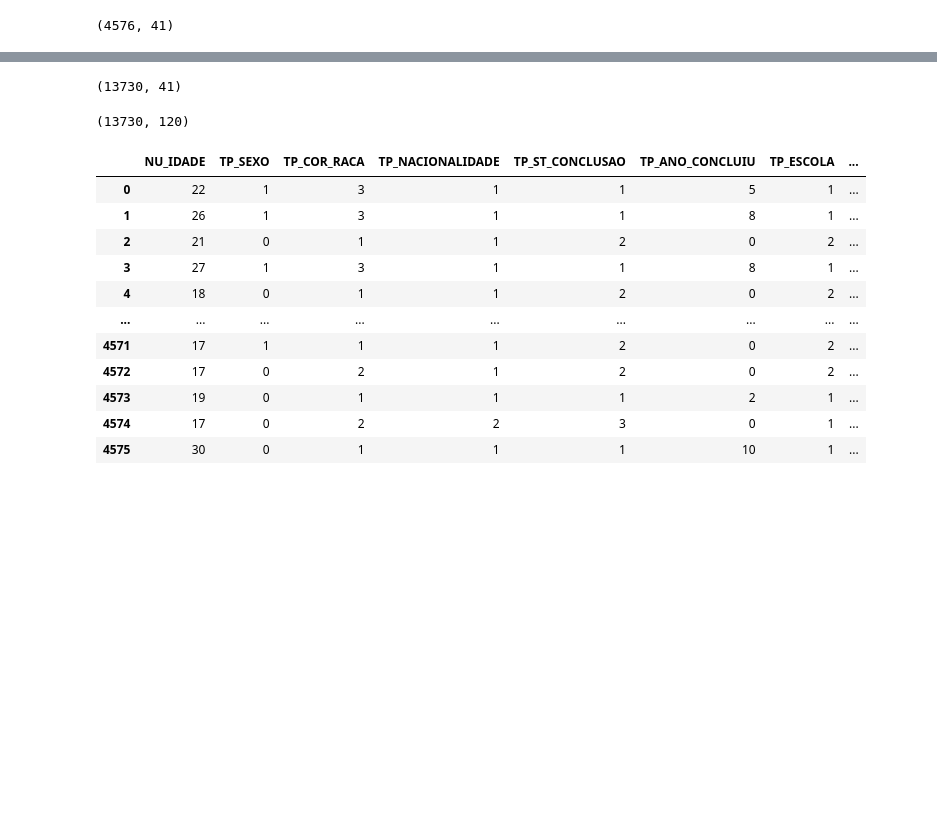
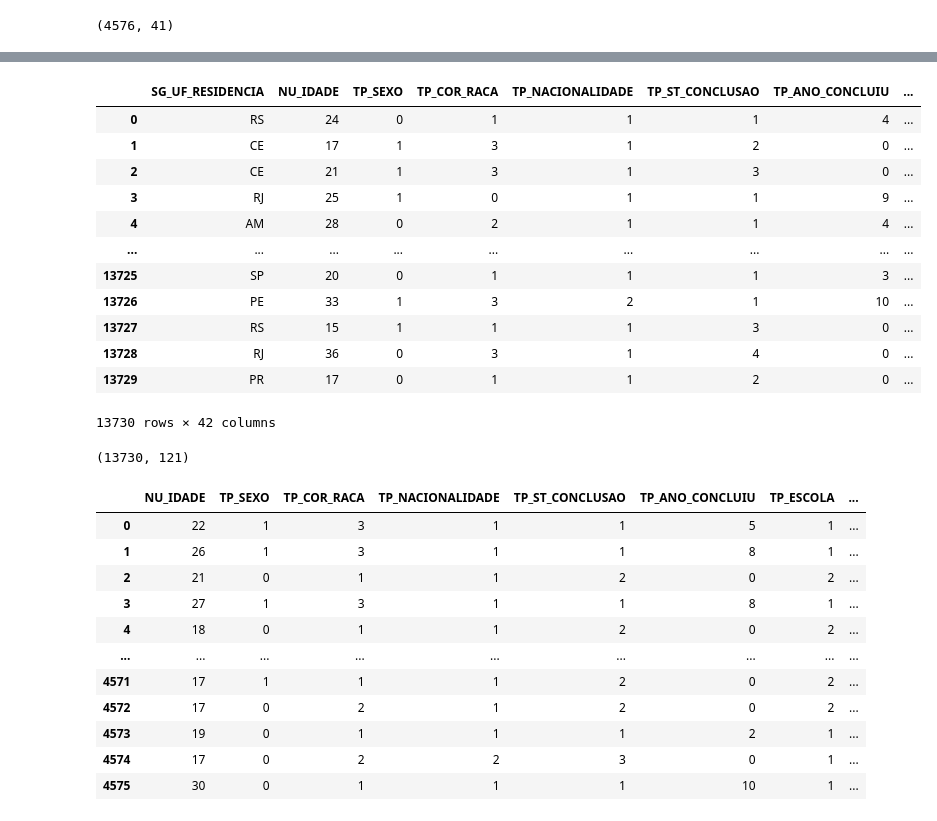
Before and after one commit to LucasDatilioCarderelli/Codenation, a Jupyter notebook: Codenation.ipynb, the cells around one changed output, grey strips where cells are left out. Drawn from its saved outputs; the diff is of its cells as text; code cells hidden in the pictures; blank space fills up the shorter version.

```diff
--- a/Codenation.ipynb
+++ b/Codenation.ipynb
@@ -89,4 +91,5 @@ Index(['NU_INSCRICAO', 'CO_UF_RESIDENCIA', 'SG_UF_RESIDENCIA', 'NU_IDADE',
       dtype='object')
 # %%
 teste.drop(['NU_INSCRICAO', 'CO_PROVA_CN', 'CO_PROVA_CH',
-            'CO_PROVA_LC', 'CO_PROVA_MT'], axis=1, inplace=True)
+            'CO_PROVA_LC', 'CO_PROVA_MT', 'CO_UF_RESIDENCIA'],
+            axis=1, inplace=True)
@@ -95,5 +96,3 @@ KeyError: ignored
-# %%
-teste.drop('CO_UF_RESIDENCIA', axis=1, inplace=True)
 # %%
 for n in range(0, 4576):
   if teste['TP_SEXO'][n] == 'F':
@@ -164,3 +151,6 @@ dtype: object
 teste.shape
 # %% [output]
 (4576, 41)
+# %%
+NOTA_MT = df['NU_NOTA_MT']
+NOTA_MT
@@ -167,11 +170,24 @@ teste.shape
+# %%
+df = df[teste.columns]
+df = df.join(NOTA_MT)
+df
+# %% [output]
+|  | SG_UF_RESIDENCIA | NU_IDADE | TP_SEXO | TP_COR_RACA | TP_NACIONALIDADE | TP_ST_CONCLUSAO | TP_ANO_CONCLUIU | ... |
+| 0 | RS | 24 | 0 | 1 | 1 | 1 | 4 | ... |
+| 1 | CE | 17 | 1 | 3 | 1 | 2 | 0 | ... |
+| 2 | CE | 21 | 1 | 3 | 1 | 3 | 0 | ... |
+| 3 | RJ | 25 | 1 | 0 | 1 | 1 | 9 | ... |
+| 4 | AM | 28 | 0 | 2 | 1 | 1 | 4 | ... |
+| ... | ... | ... | ... | ... | ... | ... | ... | ... |
+| 13725 | SP | 20 | 0 | 1 | 1 | 1 | 3 | ... |
+| 13726 | PE | 33 | 1 | 3 | 2 | 1 | 10 | ... |
+| 13727 | RS | 15 | 1 | 1 | 1 | 3 | 0 | ... |
+| 13728 | RJ | 36 | 0 | 3 | 1 | 4 | 0 | ... |
+| 13729 | PR | 17 | 0 | 1 | 1 | 2 | 0 | ... |
+13730 rows × 42 columns
 # %%
-df2 = df[teste.columns]
+df2 = pd.get_dummies(df)
 df2.shape
 # %% [output]
-(13730, 41)
+(13730, 121)
-# %%
-df3 = pd.get_dummies(df2)
-df3.shape
-# %% [output]
-(13730, 120)
 # %%
```
Also changed, not shown: parts of 12 cells of this notebook.
